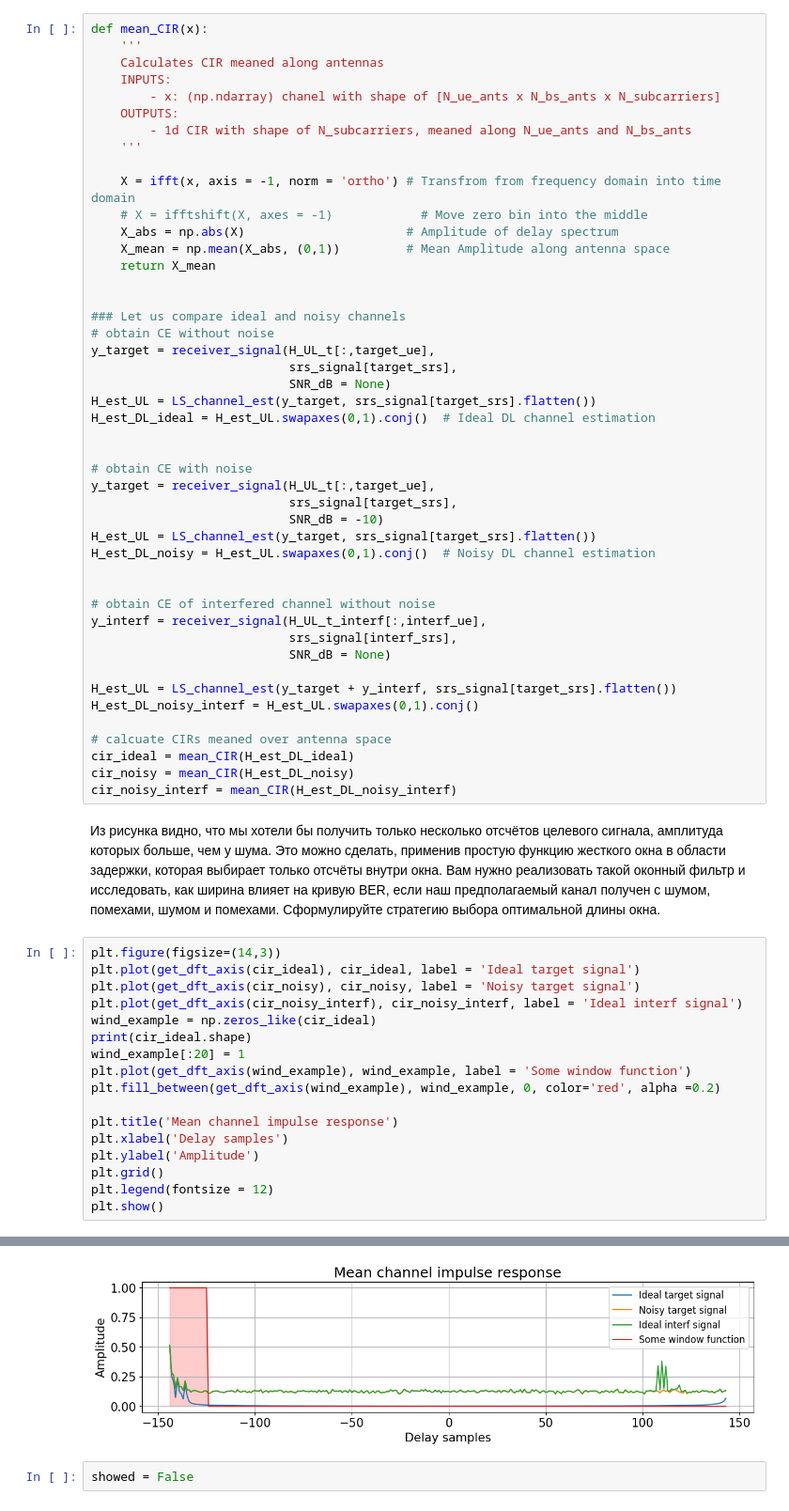
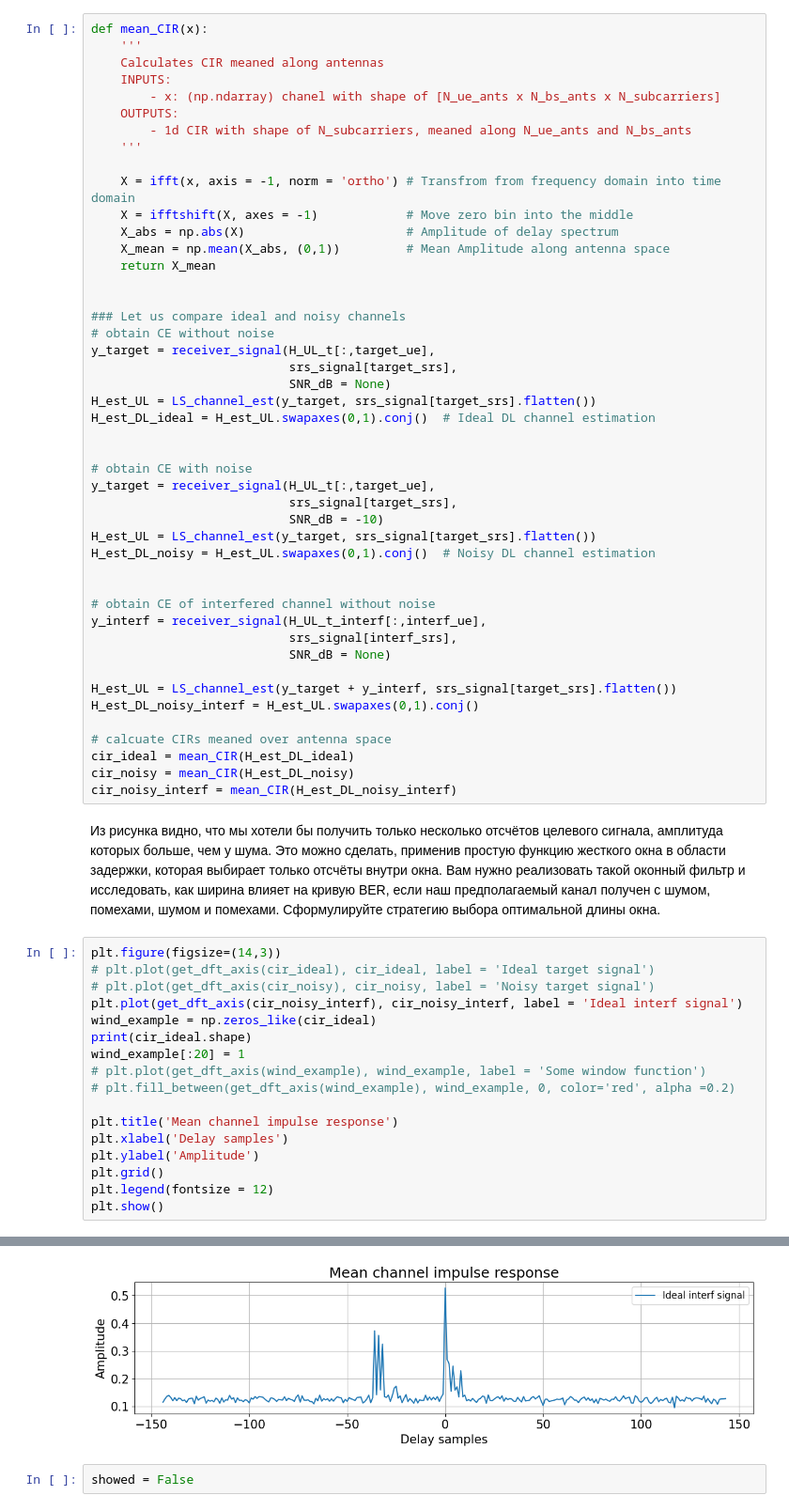
Before and after one commit to Aleksey2509/9_semester_programming, a Jupyter notebook: mimo/first_hw/hw1.ipynb, the cells around one changed output, grey strips where cells are left out. Shown at 94% size. Saved outputs shown, nothing was run; the diff lists cells and outputs as text.

```diff
--- a/mimo/first_hw/hw1.ipynb
+++ b/mimo/first_hw/hw1.ipynb
@@ -1365,7 +1354,7 @@ def mean_CIR(x):
     '''
 
     X = ifft(x, axis = -1, norm = 'ortho') # Transfrom from frequency domain into time domain
-    # X = ifftshift(X, axes = -1)            # Move zero bin into the middle
+    X = ifftshift(X, axes = -1)            # Move zero bin into the middle
     X_abs = np.abs(X)                      # Amplitude of delay spectrum
     X_mean = np.mean(X_abs, (0,1))         # Mean Amplitude along antenna space
     return X_mean
@@ -1405,24 +1394,24 @@ cir_noisy_interf = mean_CIR(H_est_DL_noisy_interf)
 Вам нужно реализовать такой оконный фильтр и исследовать, как ширина влияет на кривую BER, если наш предполагаемый канал получен с шумом, помехами, шумом и помехами. Сформулируйте стратегию выбора оптимальной длины окна.
 # %%
 plt.figure(figsize=(14,3))
-plt.plot(get_dft_axis(cir_ideal), cir_ideal, label = 'Ideal target signal')
-plt.plot(get_dft_axis(cir_noisy), cir_noisy, label = 'Noisy target signal')
+# plt.plot(get_dft_axis(cir_ideal), cir_ideal, label = 'Ideal target signal')
+# plt.plot(get_dft_axis(cir_noisy), cir_noisy, label = 'Noisy target signal')
 plt.plot(get_dft_axis(cir_noisy_interf), cir_noisy_interf, label = 'Ideal interf signal')
 wind_example = np.zeros_like(cir_ideal)
 print(cir_ideal.shape)
 wind_example[:20] = 1
-plt.plot(get_dft_axis(wind_example), wind_example, label = 'Some window function')
-plt.fill_between(get_dft_axis(wind_example), wind_example, 0, color='red', alpha =0.2)
+# plt.plot(get_dft_axis(wind_example), wind_example, label = 'Some window function')
+# plt.fill_between(get_dft_axis(wind_example), wind_example, 0, color='red', alpha =0.2)
 
 plt.title('Mean channel impulse response')
 plt.xlabel('Delay samples')
 plt.ylabel('Amplitude')
 plt.grid()
 plt.legend(fontsize = 12)
 plt.show()
 # %% [output]
 (288,)
-[figure, old version]
+[figure, new version]
 # %%
 showed = False
 # %%
```
Also changed, not shown: parts of 13 cells of this notebook.
